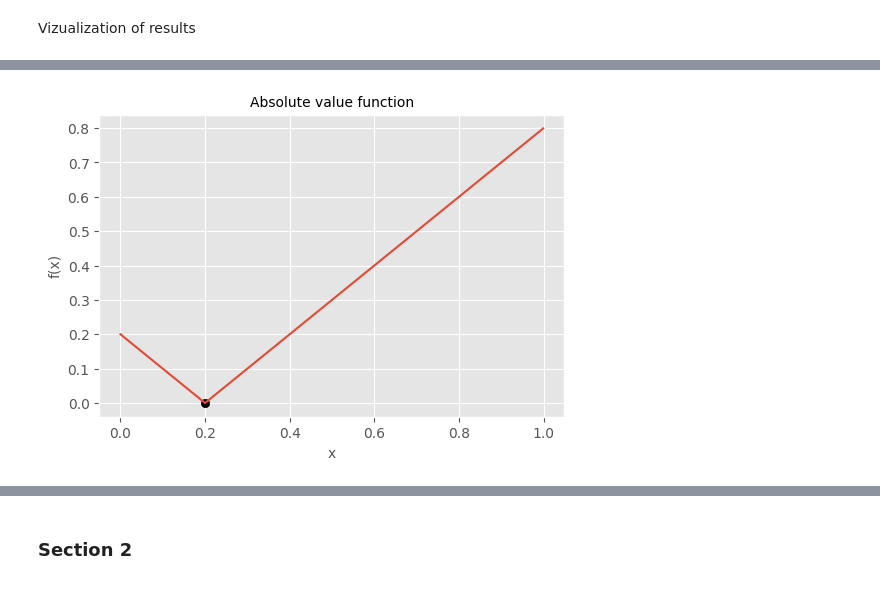
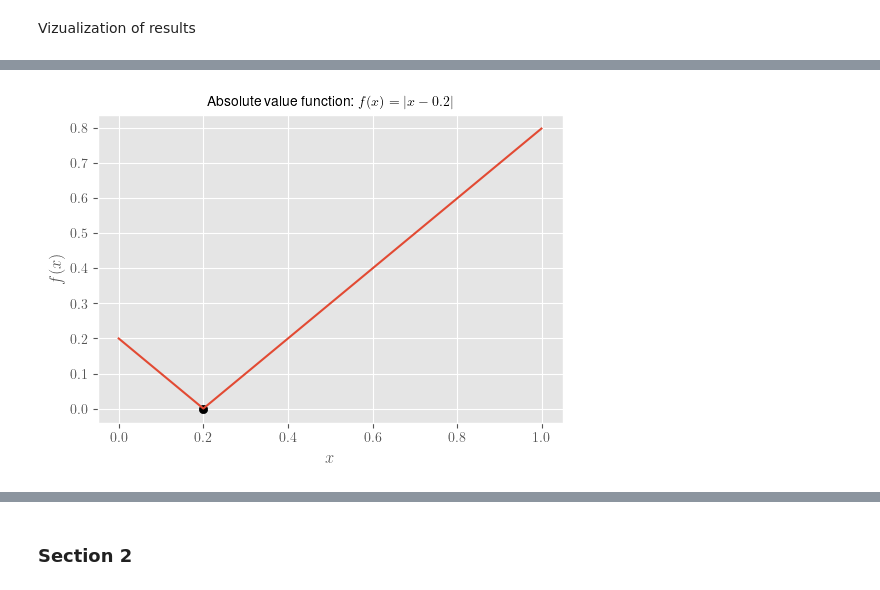
Before and after one commit to anafisa/Analysis-and-development-of-algorithms, a Jupyter notebook: Lab 2. Algorithms for unconstrained nonlinear optimization /Lab 2.ipynb, the cells around one changed output, grey strips where cells are left out. Cells and saved outputs as stored; diff of their text form; code cells hidden in the pictures.

```diff
--- a/Lab 2. Algorithms for unconstrained nonlinear optimization /Lab 2.ipynb
+++ b/Lab 2. Algorithms for unconstrained nonlinear optimization /Lab 2.ipynb
@@ -5,11 +5,18 @@
 # %%
 import numpy as np
 import scipy
+import time
+import math
+from functools import partial
 import matplotlib.pyplot as plt
 import seaborn as sns
 plt.style.use('ggplot')
 plt.rcParams['figure.figsize'] = (6, 4)
 plt.rcParams['figure.dpi'] = (100)
+plt.rcParams.update({
+    "text.usetex": True,
+    "font.family": "sans-serif",
+    "font.sans-serif": ["Helvetica"]})
 # %% [markdown]
 Implementing functions
 # %%
@@ -93,13 +116,16 @@ bruteforce_search(f_abs, 0, 1, 0.001), dichotomy_search(f_abs, 0, 1, 0.001), gol
 # %%
 x_arr = np.arange(0, 1, 0.001)
 plt.plot(x_arr, abs(x_arr - 0.2))
 plt.scatter(0.2, 0, color='black')
-plt.xlabel('x', fontsize=10)
-plt.ylabel('f(x)', fontsize=10)
-plt.title('Absolute value function', size=10)
+plt.xlabel(r'$x$', fontsize=12)
+plt.ylabel(r'$f(x)$', fontsize=12)
+plt.title('Absolute value function: $f(x) = |x-0.2|$', size=10)
+
+fgnm = f'abs.pdf'
+plt.savefig("".join((fgnm)))
 plt.show()
 # %% [output]
-[figure, old version]
+[figure, new version]
 # %%
 bruteforce_search(f_sin, 0.01, 1, 0.001), dichotomy_search(f_sin, 0.01, 1, 0.001), golden_search(f_sin, 0.01, 1, 0.001)
 # %% [output]
```
Also changed, not shown: parts of 27 cells of this notebook.
